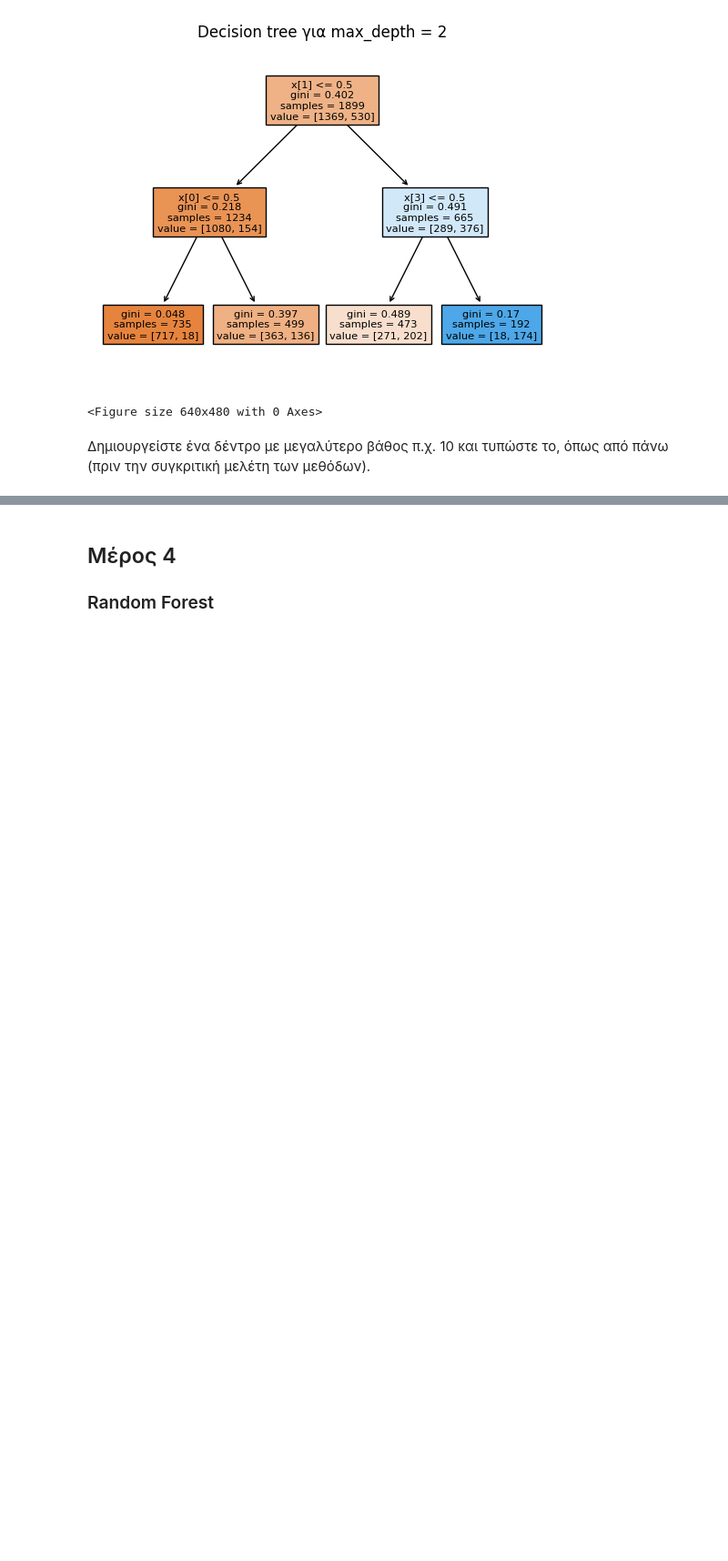
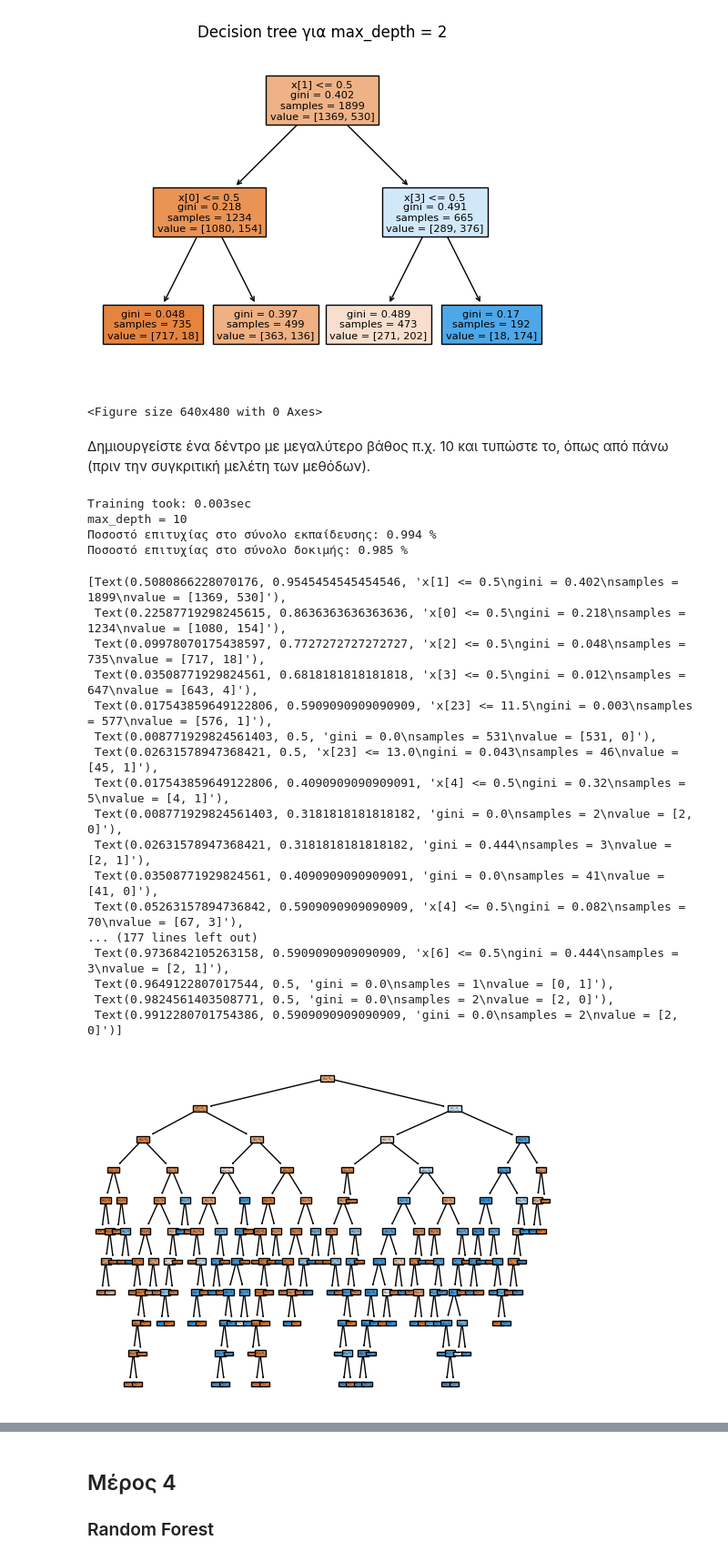
Before and after one commit to steltze/ai-lab, a Jupyter notebook: Lab3/AI_23_decision_trees_Student_Version.ipynb, the cells around one changed output, grey strips where cells are left out. Shown at 91% size. Cells and saved outputs as stored; diff of their text form; code cells hidden in the pictures; blank space fills up the shorter version.

Commit message:
Finish part 3, except the plot that requires part 2

```diff
--- a/Lab3/AI_23_decision_trees_Student_Version.ipynb
+++ b/Lab3/AI_23_decision_trees_Student_Version.ipynb
@@ -459,6 +459,20 @@ for max_depth in tqdm(range(2, 7)):
 
    ##################
     ## Your code below
+  dt_model = DecisionTreeClassifier(max_depth = max_depth) # ορίζουμε το decision tree
+  start_time = time.time()
+  dt_model.fit(X_train,Y_train) # το εκπαιδεύουμε
+  training time = round((time.time() - start_time), 3)
+  test_score = round(dt_model.score(X_test,Y_test), 3)
+  # print("Sklean")
+  # print ("max_depth =", max_depth)
+  # print (f"Training took: {training_time}sec")
+  # print("Ποσοστό επιτυχίας στο σύνολο εκπαίδευσης:", round(dt_model.score(X_train,Y_train), 3), "%") # τυπώνουμε την απόδοσή του
+  # print("Ποσοστό επιτυχίας στο σύνολο δοκιμής:", test_score, "%\n")
+  sk_times[max_depth] = training_time
+  sk_accs[max_depth] = test_score
+
+
 
     ## Your code above
     ##################
@@ -486,3 +493,44 @@ plt.ylabel('Accuracy')
+# %%
+# Δημιουργείστε ένα δέντρο με μεγαλύτερο βάθος π.χ. 10 και τυπώστε το, όπως από πάνω (πριν την συγκριτική μελέτη των μεθόδων).
+##################
+## Your code below
+max_depth = 10 # ορίζουμε το βάθος του decision tree
+dt_model = DecisionTreeClassifier(max_depth = max_depth) # ορίζουμε το decision tree
+start_time = time.time()
+dt_model.fit(X_train,Y_train) # το εκπαιδεύουμε
+
+print (f"Training took: {round((time.time() - start_time), 3)}sec")
+print ("max_depth =", max_depth)
+print("Ποσοστό επιτυχίας στο σύνολο εκπαίδευσης:", round(dt_model.score(X_train,Y_train), 3), "%") # τυπώνουμε την απόδοσή του
+print("Ποσοστό επιτυχίας στο σύνολο δοκιμής:", round(dt_model.score(X_test,Y_test), 3), "%")
+
+plot_tree(dt_model, filled=True) # συνάρτηση του sklearn για την εκτύπωση ενός δέντρου
+
+## Your code above
+##################
+# %% [output]
+Training took: 0.003sec
+max_depth = 10
+Ποσοστό επιτυχίας στο σύνολο εκπαίδευσης: 0.994 %
+Ποσοστό επιτυχίας στο σύνολο δοκιμής: 0.985 %
+[Text(0.5080866228070176, 0.9545454545454546, 'x[1] <= 0.5\ngini = 0.402\nsamples = 1899\nvalue = [1369, 530]'),
+ Text(0.22587719298245615, 0.8636363636363636, 'x[0] <= 0.5\ngini = 0.218\nsamples = 1234\nvalue = [1080, 154]'),
+ Text(0.09978070175438597, 0.7727272727272727, 'x[2] <= 0.5\ngini = 0.048\nsamples = 735\nvalue = [717, 18]'),
+ Text(0.03508771929824561, 0.6818181818181818, 'x[3] <= 0.5\ngini = 0.012\nsamples = 647\nvalue = [643, 4]'),
+ Text(0.017543859649122806, 0.5909090909090909, 'x[23] <= 11.5\ngini = 0.003\nsamples = 577\nvalue = [576, 1]'),
+ Text(0.008771929824561403, 0.5, 'gini = 0.0\nsamples = 531\nvalue = [531, 0]'),
+ Text(0.02631578947368421, 0.5, 'x[23] <= 13.0\ngini = 0.043\nsamples = 46\nvalue = [45, 1]'),
+ Text(0.017543859649122806, 0.4090909090909091, 'x[4] <= 0.5\ngini = 0.32\nsamples = 5\nvalue = [4, 1]'),
+ Text(0.008771929824561403, 0.3181818181818182, 'gini = 0.0\nsamples = 2\nvalue = [2, 0]'),
+ Text(0.02631578947368421, 0.3181818181818182, 'gini = 0.444\nsamples = 3\nvalue = [2, 1]'),
+ Text(0.03508771929824561, 0.4090909090909091, 'gini = 0.0\nsamples = 41\nvalue = [41, 0]'),
+ Text(0.05263157894736842, 0.5909090909090909, 'x[4] <= 0.5\ngini = 0.082\nsamples = 70\nvalue = [67, 3]'),
+... (177 lines left out)
+ Text(0.9736842105263158, 0.5909090909090909, 'x[6] <= 0.5\ngini = 0.444\nsamples = 3\nvalue = [2, 1]'),
+ Text(0.9649122807017544, 0.5, 'gini = 0.0\nsamples = 1\nvalue = [0, 1]'),
+ Text(0.9824561403508771, 0.5, 'gini = 0.0\nsamples = 2\nvalue = [2, 0]'),
+ Text(0.9912280701754386, 0.5909090909090909, 'gini = 0.0\nsamples = 2\nvalue = [2, 0]')]
+[figure, added]
 # %%
 test_acc = {}
 train_acc = {}
```
Also changed, not shown: parts of 3 cells of this notebook.
